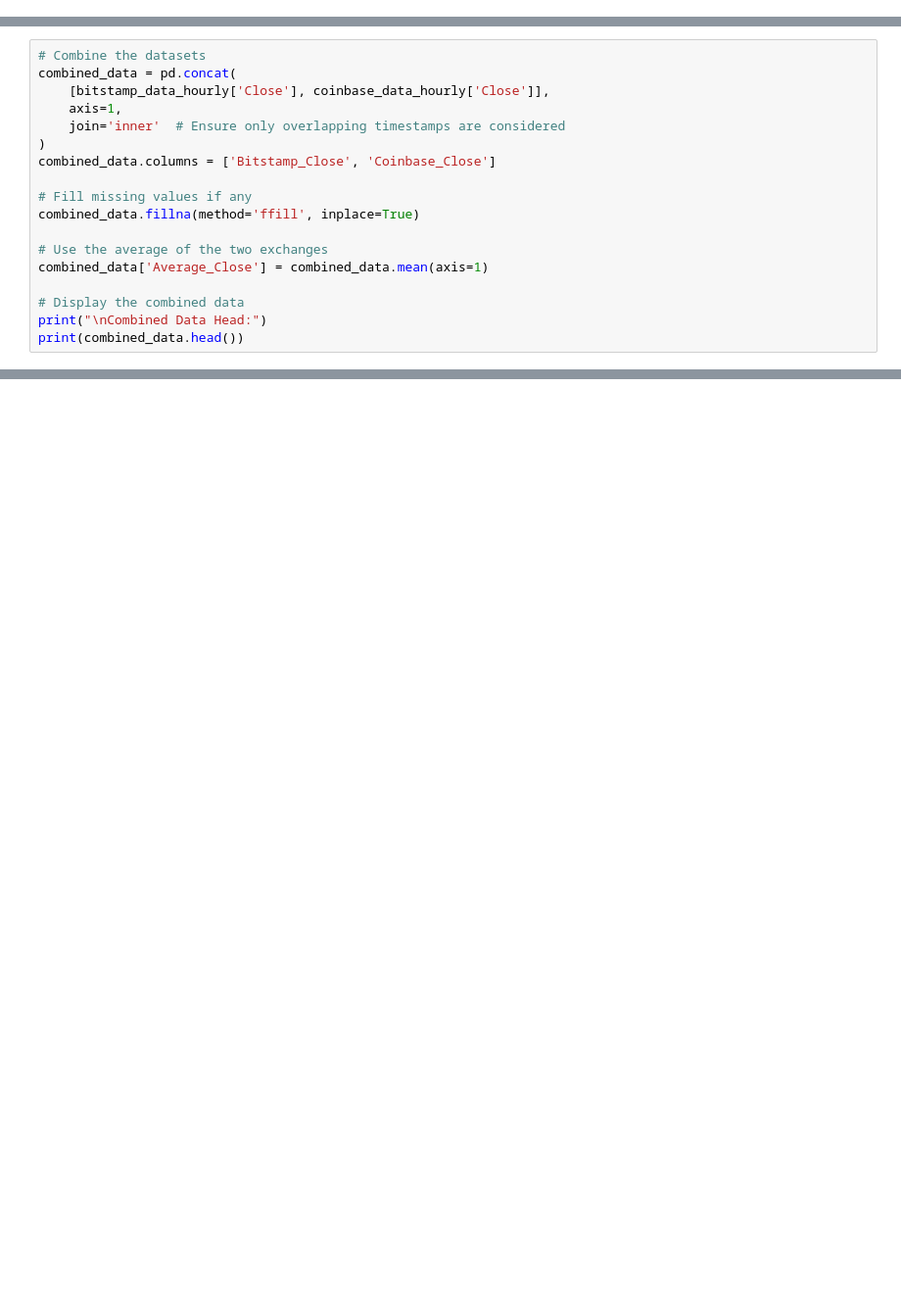
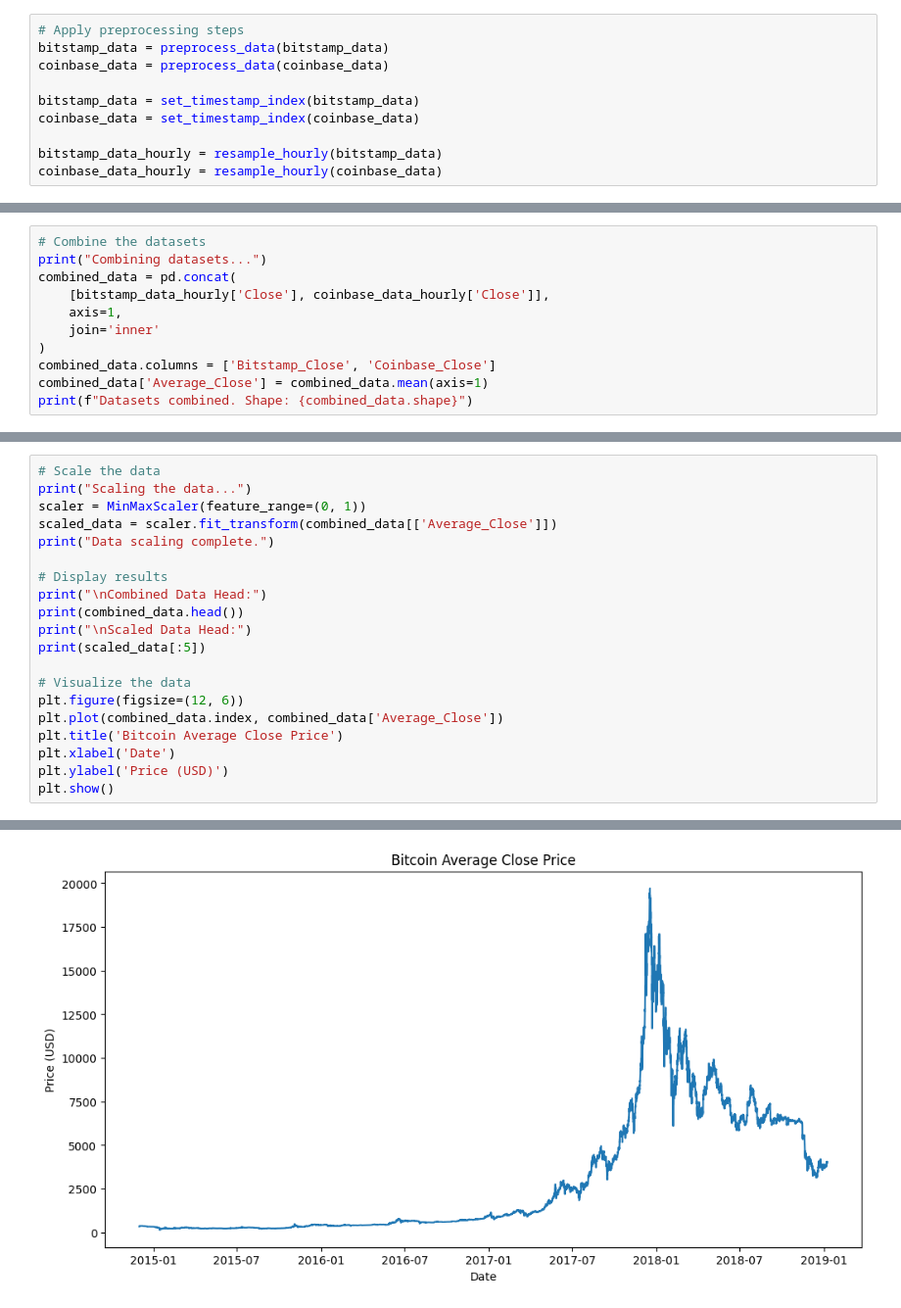
Before and after one commit to thedavidemmanuel/BTC-Time-Series-Forecasting, a Jupyter notebook: btc_forecasting.ipynb, the cells around one changed output, grey strips where cells are left out. Shown: that part at 98% size. Drawn from its saved outputs; the diff is of its cells as text; blank space fills up the shorter version.

```diff
--- a/btc_forecasting.ipynb
+++ b/btc_forecasting.ipynb
@@ -126,0 +66,10 @@ coinbase_data_hourly.fillna(method='ffill', inplace=True)
+# %%
+# Apply preprocessing steps
+bitstamp_data = preprocess_data(bitstamp_data)
+coinbase_data = preprocess_data(coinbase_data)
+
+bitstamp_data = set_timestamp_index(bitstamp_data)
+coinbase_data = set_timestamp_index(coinbase_data)
+
+bitstamp_data_hourly = resample_hourly(bitstamp_data)
+coinbase_data_hourly = resample_hourly(coinbase_data)
@@ -127,19 +89,12 @@ coinbase_data_hourly.fillna(method='ffill', inplace=True)
 # %%
 # Combine the datasets
+print("Combining datasets...")
 combined_data = pd.concat(
     [bitstamp_data_hourly['Close'], coinbase_data_hourly['Close']],
     axis=1,
-    join='inner'  # Ensure only overlapping timestamps are considered
+    join='inner'
 )
 combined_data.columns = ['Bitstamp_Close', 'Coinbase_Close']
-
-# Fill missing values if any
-combined_data.fillna(method='ffill', inplace=True)
-
-# Use the average of the two exchanges
 combined_data['Average_Close'] = combined_data.mean(axis=1)
-
-# Display the combined data
-print("\nCombined Data Head:")
-print(combined_data.head())
+print(f"Datasets combined. Shape: {combined_data.shape}")
 # %% [output]
@@ -160,0 +103,21 @@ ValueError: Found array with 0 sample(s) (shape=(0, 1)) while a minimum of 1 is
+# %%
+# Scale the data
+print("Scaling the data...")
+scaler = MinMaxScaler(feature_range=(0, 1))
+scaled_data = scaler.fit_transform(combined_data[['Average_Close']])
+print("Data scaling complete.")
+
+# Display results
+print("\nCombined Data Head:")
+print(combined_data.head())
+print("\nScaled Data Head:")
+print(scaled_data[:5])
+
+# Visualize the data
+plt.figure(figsize=(12, 6))
+plt.plot(combined_data.index, combined_data['Average_Close'])
+plt.title('Bitcoin Average Close Price')
+plt.xlabel('Date')
+plt.ylabel('Price (USD)')
+plt.show()
+# %% [output]
@@ -160,0 +142 @@ ValueError: Found array with 0 sample(s) (shape=(0, 1)) while a minimum of 1 is
+[figure, added]
```
Also changed, not shown: parts of 29 cells of this notebook.
